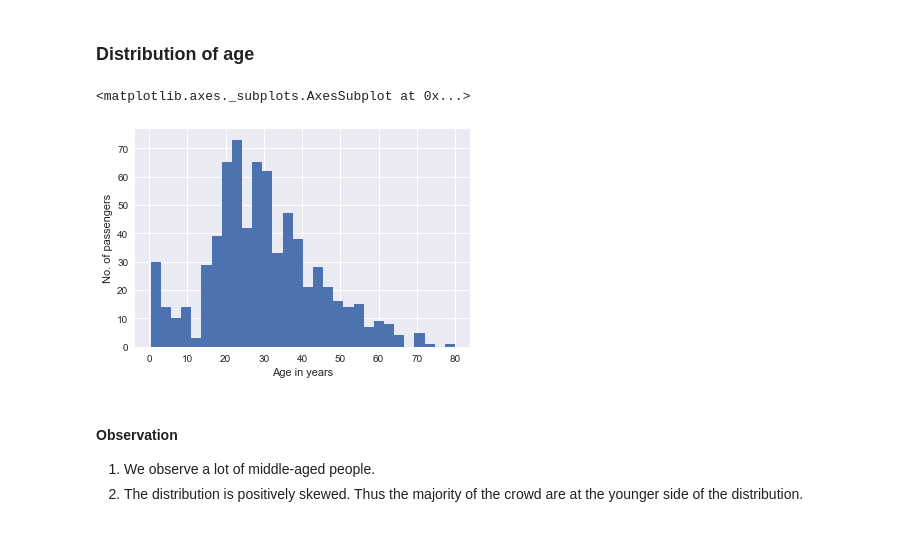
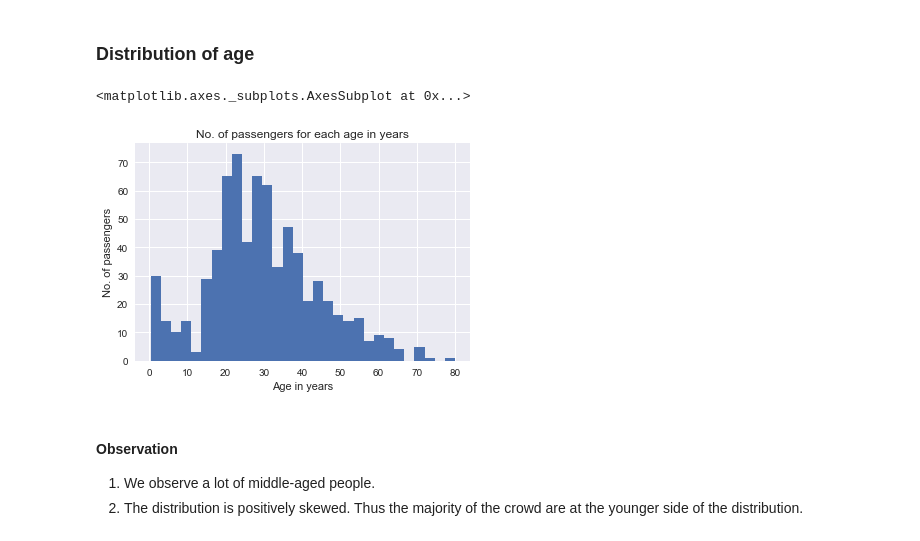
Before and after one commit to XCMer/DAND-Investigate-Dataset, a Jupyter notebook: Analysis.ipynb, the cells around one changed output. Drawn from its saved outputs; the diff is of its cells as text; code cells hidden in the pictures.

Commit message:
Added titles to all plots

```diff
--- a/Analysis.ipynb
+++ b/Analysis.ipynb
@@ -95,13 +101,14 @@ dtype: int64
 ### Distribution of age
 # %%
 plot_with_labels(
-    titanic['Age'].plot(kind='hist', bins=30),
+    titanic[titanic['Age'].notnull()]['Age'].plot(kind='hist', bins=30),
     xlabel='Age in years',
-    ylabel='No. of passengers'
+    ylabel='No. of passengers',
+    title='No. of passengers for each age in years'
 )
 # %% [output]
 <matplotlib.axes._subplots.AxesSubplot at 0x...>
-[figure, old version]
+[figure, new version]
 # %% [markdown]
 #### Observation
 
```
Also changed, not shown: parts of 20 cells of this notebook.
